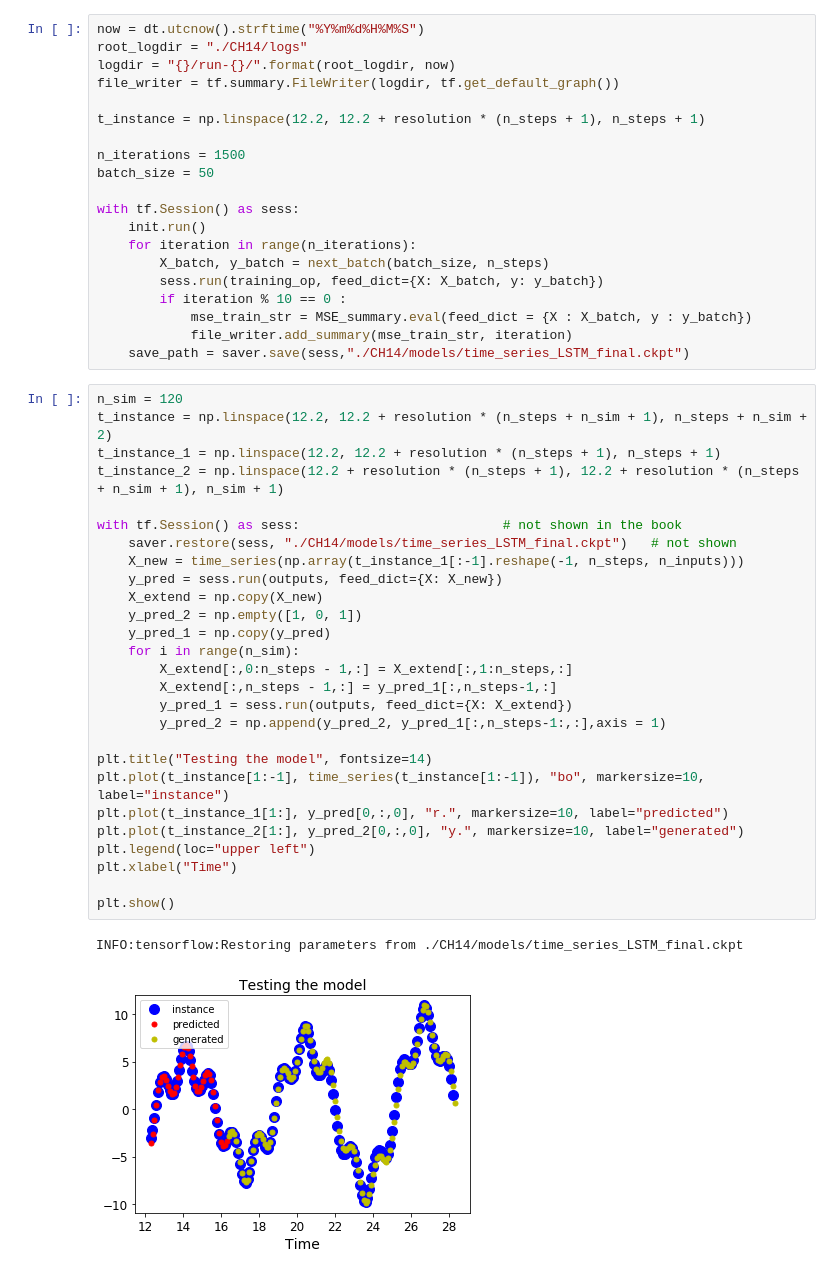
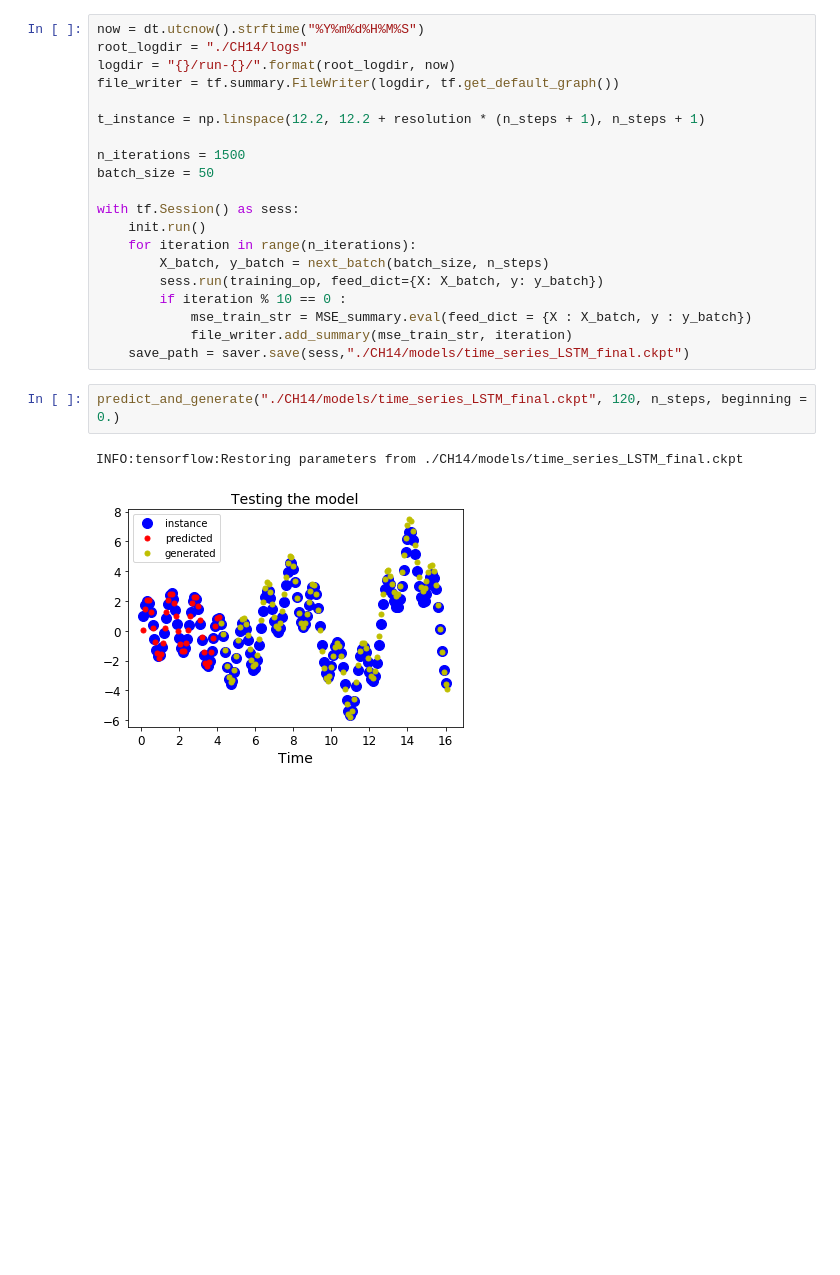
Before and after one commit to qlegrand/housing_handson_ml, a Jupyter notebook: CH14 - RNN .ipynb, the cells around one changed output. Drawn from its saved outputs; the diff is of its cells as text; blank space fills up the shorter version.

```diff
--- a/CH14 - RNN .ipynb
+++ b/CH14 - RNN .ipynb
@@ -558,33 +538,8 @@ with tf.Session() as sess:
             mse_train_str = MSE_summary.eval(feed_dict = {X : X_batch, y : y_batch})
             file_writer.add_summary(mse_train_str, iteration)
     save_path = saver.save(sess,"./CH14/models/time_series_LSTM_final.ckpt")
-# %%
-n_sim = 120
-t_instance = np.linspace(12.2, 12.2 + resolution * (n_steps + n_sim + 1), n_steps + n_sim + 2)
-t_instance_1 = np.linspace(12.2, 12.2 + resolution * (n_steps + 1), n_steps + 1)
-t_instance_2 = np.linspace(12.2 + resolution * (n_steps + 1), 12.2 + resolution * (n_steps + n_sim + 1), n_sim + 1)
-
-with tf.Session() as sess:                          # not shown in the book
-    saver.restore(sess, "./CH14/models/time_series_LSTM_final.ckpt")   # not shown
-    X_new = time_series(np.array(t_instance_1[:-1].reshape(-1, n_steps, n_inputs)))
-    y_pred = sess.run(outputs, feed_dict={X: X_new})
-    X_extend = np.copy(X_new)
-    y_pred_2 = np.empty([1, 0, 1])
-    y_pred_1 = np.copy(y_pred)
-    for i in range(n_sim):
-        X_extend[:,0:n_steps - 1,:] = X_extend[:,1:n_steps,:]
-        X_extend[:,n_steps - 1,:] = y_pred_1[:,n_steps-1,:]
-        y_pred_1 = sess.run(outputs, feed_dict={X: X_extend})
-        y_pred_2 = np.append(y_pred_2, y_pred_1[:,n_steps-1:,:],axis = 1)
-
-plt.title("Testing the model", fontsize=14)
-plt.plot(t_instance[1:-1], time_series(t_instance[1:-1]), "bo", markersize=10, label="instance")
-plt.plot(t_instance_1[1:], y_pred[0,:,0], "r.", markersize=10, label="predicted")
-plt.plot(t_instance_2[1:], y_pred_2[0,:,0], "y.", markersize=10, label="generated")
-plt.legend(loc="upper left")
-plt.xlabel("Time")
-
-plt.show()
-# %% [output]
-INFO:tensorflow:Restoring parameters from ./CH14/models/time_series_LSTM_final.ckpt
-[figure, removed]
+# %%
+predict_and_generate("./CH14/models/time_series_LSTM_final.ckpt", 120, n_steps, beginning = 0.)
+# %% [output]
+INFO:tensorflow:Restoring parameters from ./CH14/models/time_series_LSTM_final.ckpt
+[figure, added]
```
Also changed, not shown: parts of 14 cells of this notebook, 24 other files.
